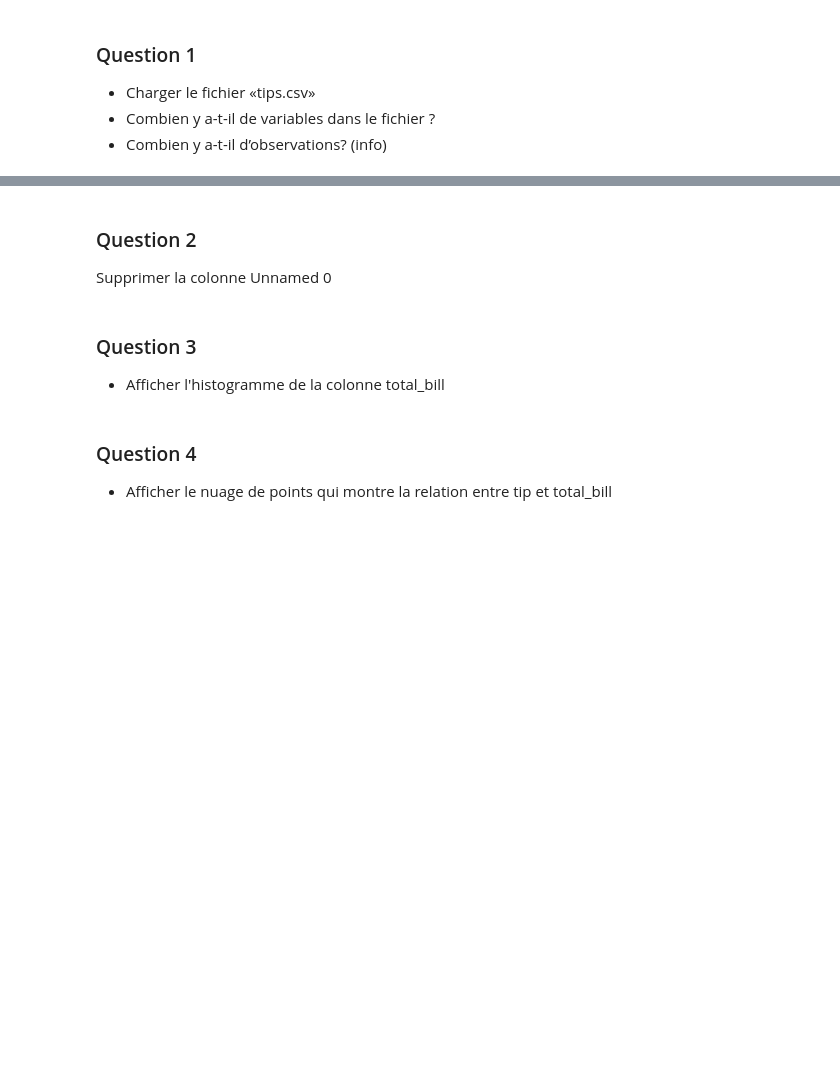
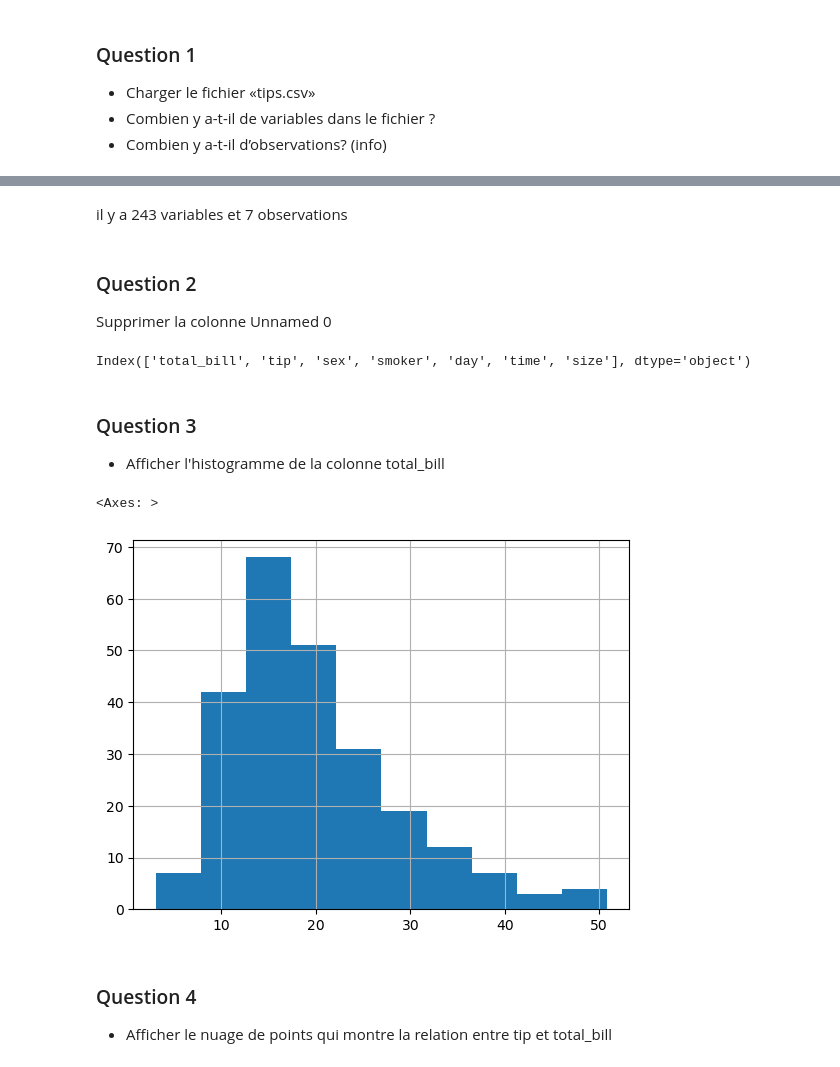
Before and after one commit to Falite/Notebooks-Jupyter, a Jupyter notebook: Analyse de données/TP03 Exercices PythonDataviz_1.ipynb, the cells around one changed output, grey strips where cells are left out. Cells and saved outputs as stored; diff of their text form; code cells hidden in the pictures; blank space fills up the shorter version.

```diff
--- a/Analyse de données/TP03 Exercices PythonDataviz_1.ipynb
+++ b/Analyse de données/TP03 Exercices PythonDataviz_1.ipynb
@@ -47,3 +158,6 @@ On souhaite traiter le fichier «tips.csv».
 - Charger le fichier «tips.csv»
 - Combien y a-t-il de variables dans le fichier ?
 - Combien y a-t-il d’observations? (info)
+# %%
+df = pd.read_csv('/Users/abdoullatifomarjee/Documents/Notebooks-Jupyter/Analyse de données/tips.csv')
+df.head
@@ -50,9 +197,22 @@ On souhaite traiter le fichier «tips.csv».
+# %% [markdown]
+il y a 243 variables et 7 observations
 # %% [markdown]
 ### Question 2
 Supprimer la colonne Unnamed 0
+# %%
+df.drop('Unnamed: 0',axis=1,inplace=True)
+df.columns
+# %% [output]
+Index(['total_bill', 'tip', 'sex', 'smoker', 'day', 'time', 'size'], dtype='object')
 # %% [markdown]
 ### Question 3
 - Afficher l'histogramme de la colonne total_bill
+# %%
+import matplotlib.pyplot as plt
+df['total_bill'].hist()
+# %% [output]
+<Axes: >
+[figure, added]
 # %% [markdown]
 ### Question 4
 - Afficher le nuage de points qui montre la relation entre tip et total_bill
```
Also changed, not shown: parts of 24 cells of this notebook, 8 other files.
